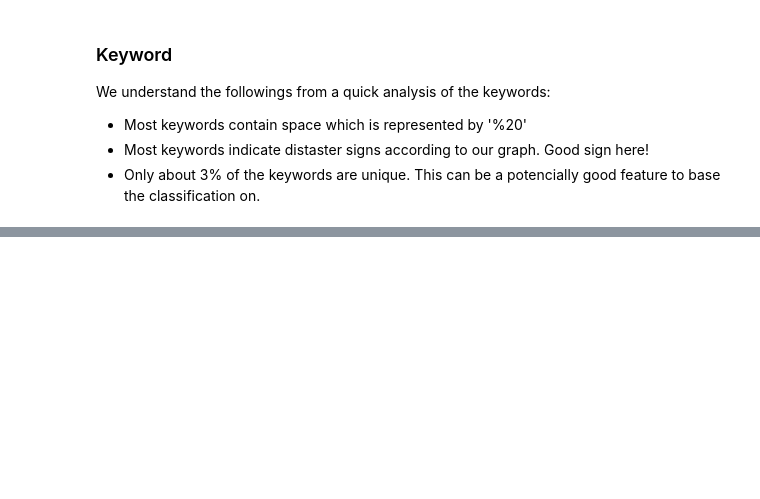
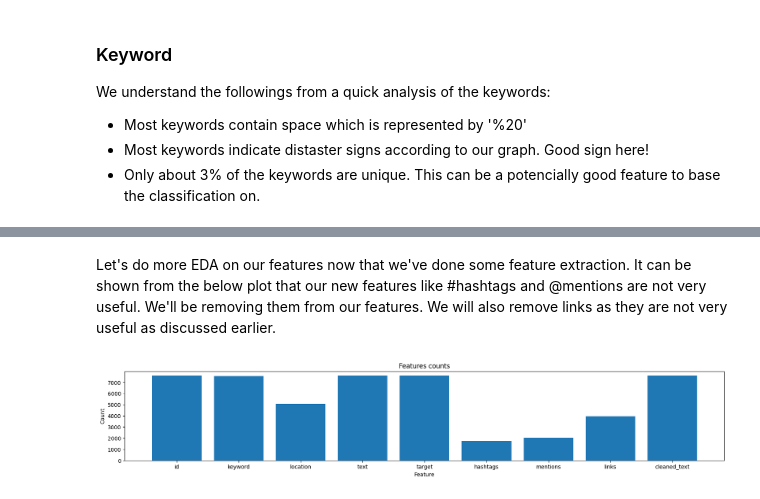
Before and after one commit to keivanipchihagh/NLP-with-Disaster-Tweets, a Jupyter notebook: NLP with Disaster Tweets.ipynb, the cells around one changed output, grey strips where cells are left out. Saved outputs shown, nothing was run; the diff lists cells and outputs as text; code cells hidden in the pictures; blank space fills up the shorter version.

```diff
--- a/NLP with Disaster Tweets.ipynb
+++ b/NLP with Disaster Tweets.ipynb
@@ -141,6 +146,12 @@ def extract_hashtag(text):
 def extract_mention(text):
     matches = re.findall(r'@\w*', text)
     return [match[1:].lower() for match in matches] if matches != [] else None
+
+def extract_links(text):
+    matches = re.findall(r'\bhttps?://\S+', text)
+    return matches if matches != [] else None
 # %%
+# Create two new features for #hashtags, @mentions and links
 train_df['hashtags'] = train_df['text'].apply(extract_hashtag)
 train_df['mentions'] = train_df['text'].apply(extract_mention)
+train_df['links'] = train_df['text'].apply(extract_links)
@@ -166,2 +223,3 @@ def clean_data_phase_1(text):
 # %%
-train_df['cleaned_text_phase_1'] = train_df['text'].apply(clean_data_phase_1)
+train_df['cleaned_text'] = train_df['text'].apply(clean_text)
+train_df.head()
@@ -179,2 +232,0 @@ def clean_data_phase_2(text):
-# %%
-train_df['cleaned_text_phase_2'] = train_df['cleaned_text_phase_1'].apply(clean_data_phase_2)
@@ -200,0 +233,13 @@ train_df.head(60)
+# %% [markdown]
+Let's do more EDA on our features now that we've done some feature extraction. It can be shown from the below plot that our new features like #hashtags and @mentions are not very useful. We'll be removing them from our features. We will also remove links as they are not very useful as discussed earlier.
+# %%
+feature_counts = train_df.count()
+
+fig = plt.figure(figsize = (20, 3))
+plt.title('Features counts')
+plt.xlabel('Feature')
+plt.ylabel('Count')
+plt.bar(feature_counts.keys(), feature_counts.values)
+plt.show()
+# %% [output]
+[figure, added]
```
Also changed, not shown: parts of 19 cells of this notebook.
